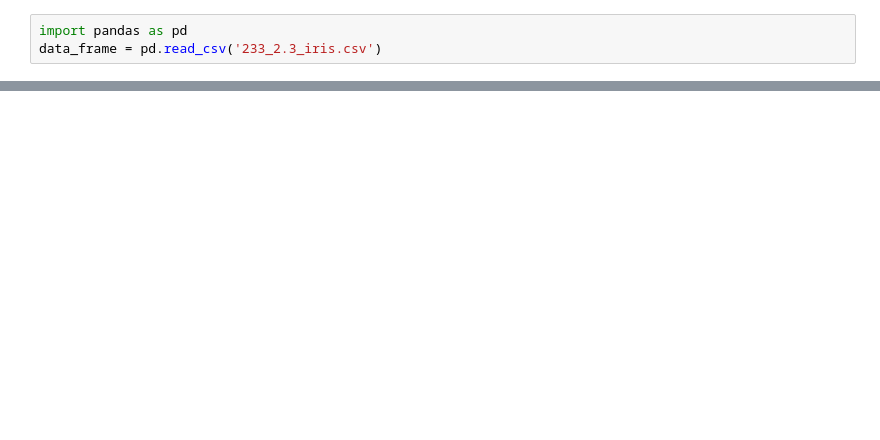
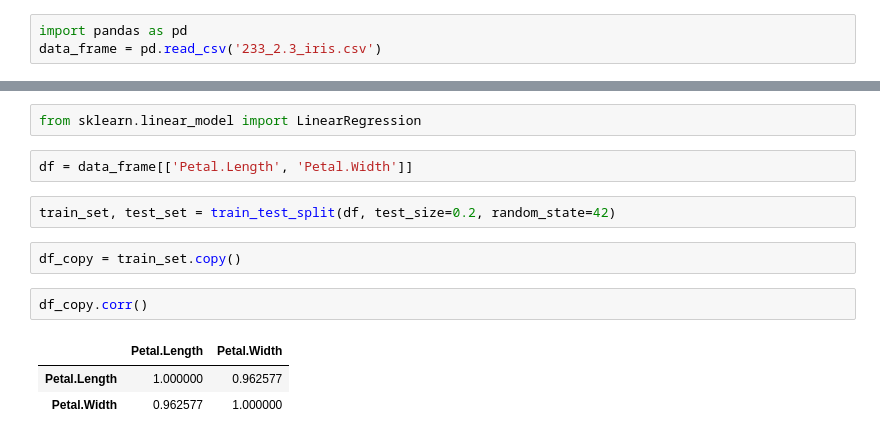
Before and after one commit to OYanez85/Introduccio_a_la_ciencia_de-Dades_Cibernarium, a Jupyter notebook: curs_233_2.3.ipynb, the cells around one changed output, grey strips where cells are left out. Drawn from its saved outputs; the diff is of its cells as text; blank space fills up the shorter version.

```diff
--- a/curs_233_2.3.ipynb
+++ b/curs_233_2.3.ipynb
@@ -120,0 +130,14 @@ ModuleNotFoundError: No module named 'sklearn'
+# %%
+from sklearn.linear_model import LinearRegression
+# %%
+df = data_frame[['Petal.Length', 'Petal.Width']]
+# %%
+train_set, test_set = train_test_split(df, test_size=0.2, random_state=42)
+# %%
+df_copy = train_set.copy()
+# %%
+df_copy.corr()
+# %% [output]
+|  | Petal.Length | Petal.Width |
+| Petal.Length | 1.000000 | 0.962577 |
+| Petal.Width | 0.962577 | 1.000000 |
```
Also changed, not shown: parts of 13 cells of this notebook.
